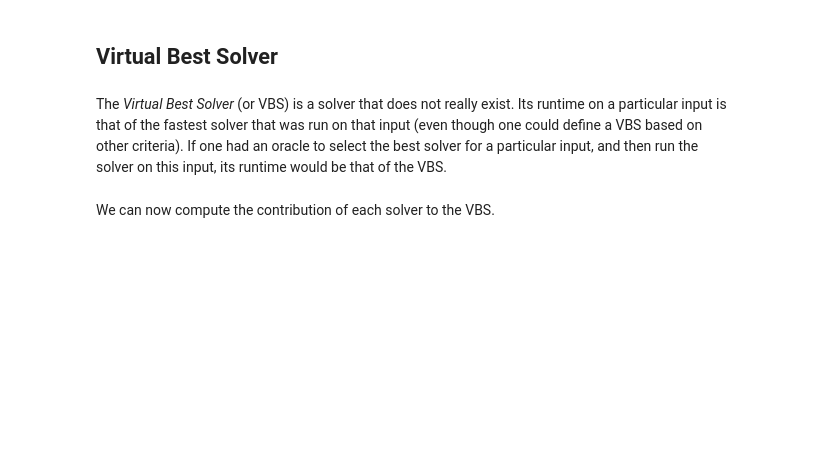
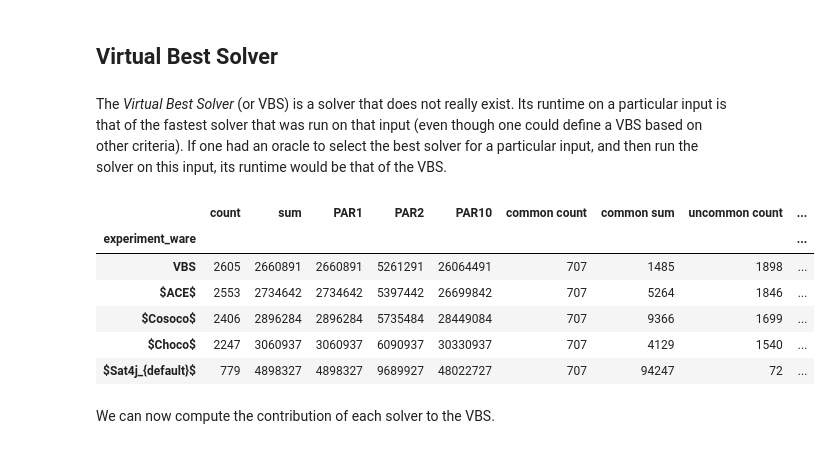
Before and after one commit to crillab/metrics-examples, a Jupyter notebook: cop-solvers/runtime_analysis.ipynb, the cells around one changed output. Saved outputs shown, nothing was run; the diff lists cells and outputs as text; code cells hidden in the pictures; blank space fills up the shorter version.

```diff
--- a/cop-solvers/runtime_analysis.ipynb
+++ b/cop-solvers/runtime_analysis.ipynb
@@ -29,6 +29,16 @@ Its runtime on a particular input is that of the fastest solver that was run on
 If one had an oracle to select the best solver for a particular input, and then run the solver on this input, its runtime would be that of the VBS.
 # %%
 analysis = analysis.add_virtual_experiment_ware(function=find_best_cpu_time_input, name='VBS')
+# %%
+analysis.stat_table()
+# %% [output]
+|  | count | sum | PAR1 | PAR2 | PAR10 | common count | common sum | uncommon count | ... |
+| experiment_ware |  |  |  |  |  |  |  |  | ... |
+| VBS | 2605 | 2660891 | 2660891 | 5261291 | 26064491 | 707 | 1485 | 1898 | ... |
+| $ACE$ | 2553 | 2734642 | 2734642 | 5397442 | 26699842 | 707 | 5264 | 1846 | ... |
+| $Cosoco$ | 2406 | 2896284 | 2896284 | 5735484 | 28449084 | 707 | 9366 | 1699 | ... |
+| $Choco$ | 2247 | 3060937 | 3060937 | 6090937 | 30330937 | 707 | 4129 | 1540 | ... |
+| $Sat4j_{default}$ | 779 | 4898327 | 4898327 | 9689927 | 48022727 | 707 | 94247 | 72 | ... |
 # %% [markdown]
 We can now compute the contribution of each solver to the VBS.
 # %%
```
Also changed, not shown: parts of 9 cells of this notebook.
